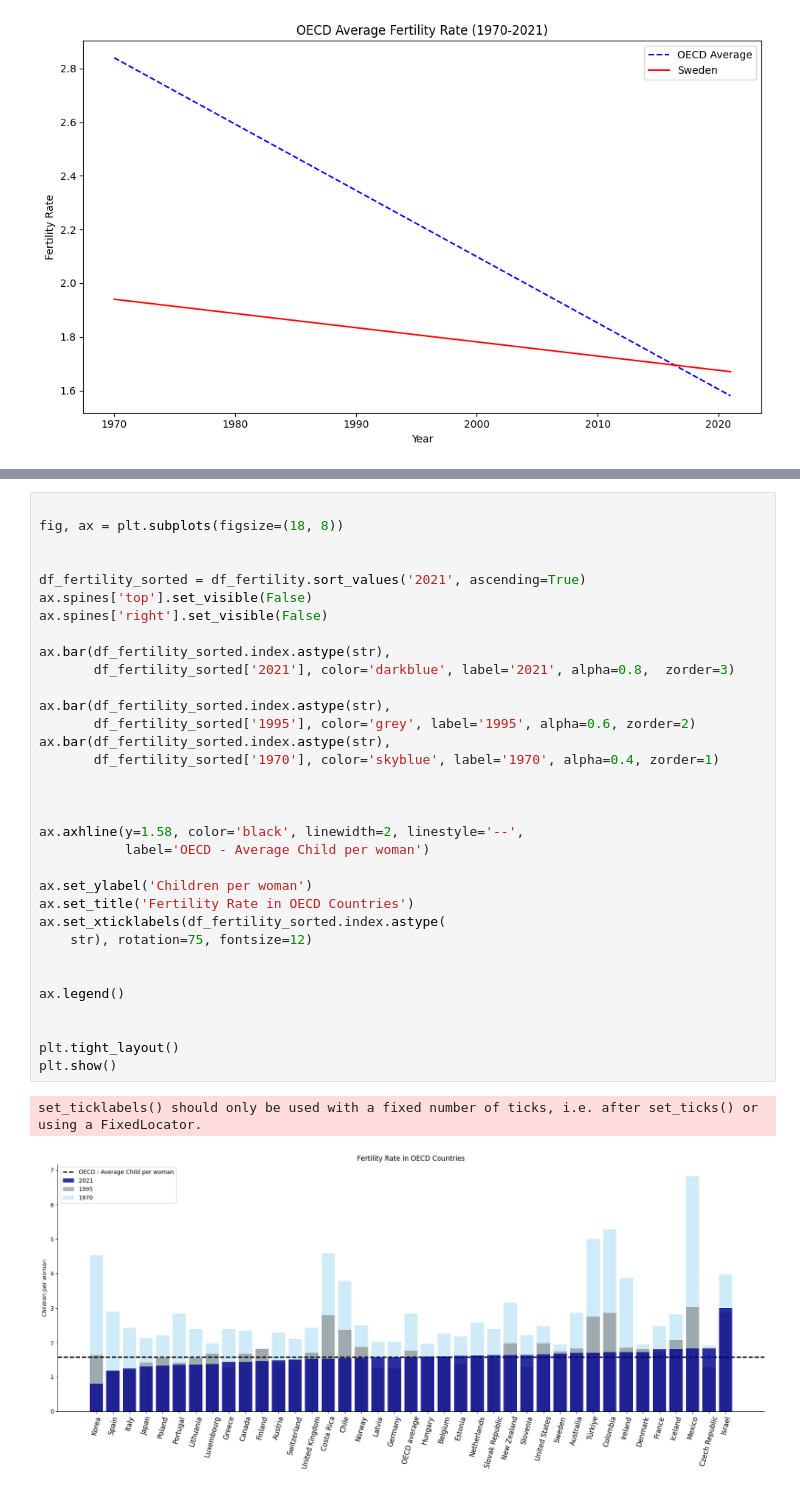
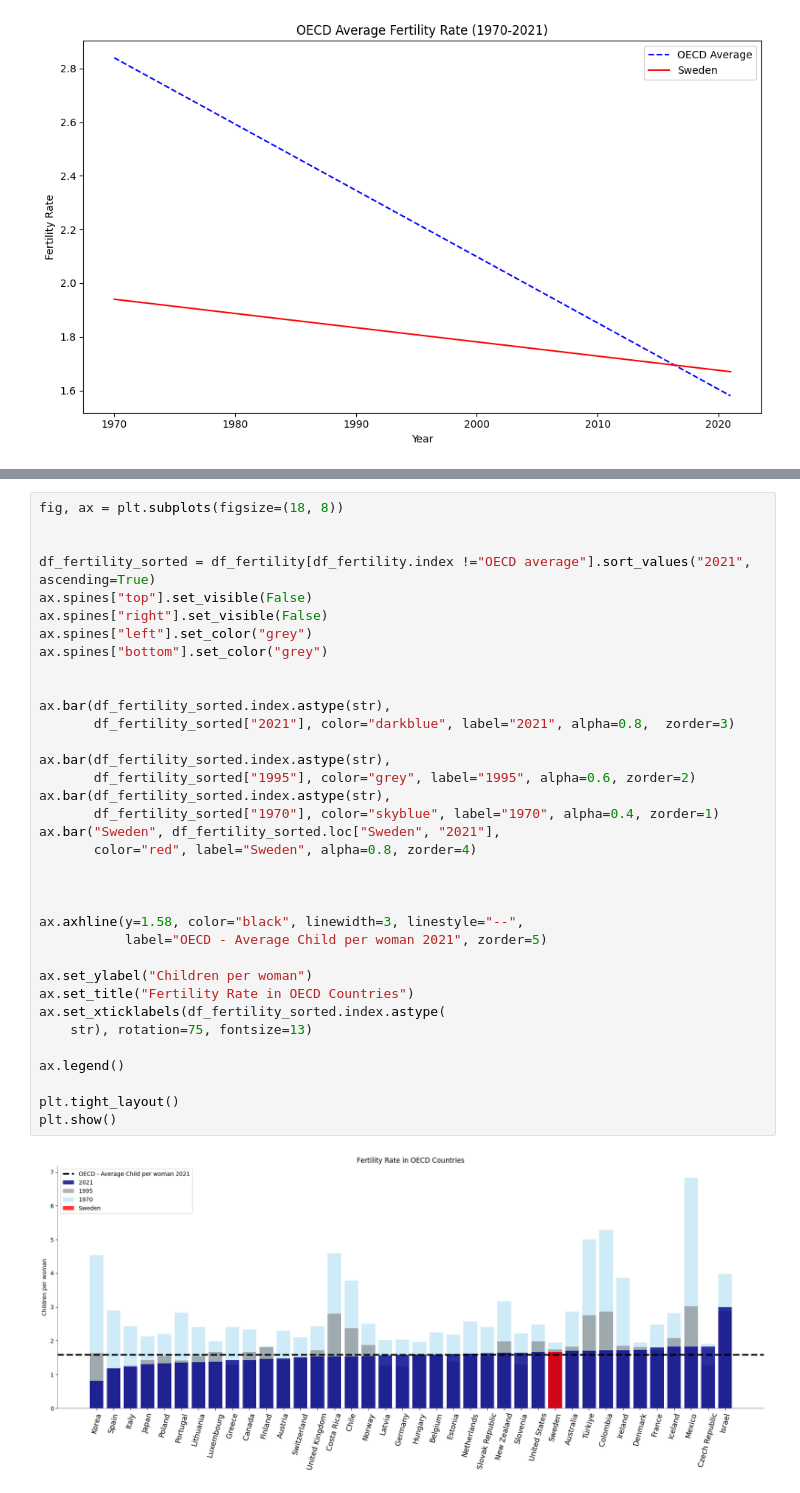
Before and after one commit to Lyceriuss/Python-Henrik-Pedersen-OPA2023, a Jupyter notebook: Lab2/Labb2_Project.ipynb, the cells around one changed output, grey strips where cells are left out. Cells and saved outputs as stored; diff of their text form.

```diff
--- a/Lab2/Labb2_Project.ipynb
+++ b/Lab2/Labb2_Project.ipynb
@@ -122,36 +129,37 @@ OECD average:
 # %%
-
 fig, ax = plt.subplots(figsize=(18, 8))
 
 
-df_fertility_sorted = df_fertility.sort_values('2021', ascending=True)
-ax.spines['top'].set_visible(False)
-ax.spines['right'].set_visible(False)
+df_fertility_sorted = df_fertility[df_fertility.index !="OECD average"].sort_values("2021", ascending=True)
+ax.spines["top"].set_visible(False)
+ax.spines["right"].set_visible(False)
+ax.spines["left"].set_color("grey")
+ax.spines["bottom"].set_color("grey")
+
 
 ax.bar(df_fertility_sorted.index.astype(str),
-       df_fertility_sorted['2021'], color='darkblue', label='2021', alpha=0.8,  zorder=3)
+       df_fertility_sorted["2021"], color="darkblue", label="2021", alpha=0.8,  zorder=3)
 
 ax.bar(df_fertility_sorted.index.astype(str),
-       df_fertility_sorted['1995'], color='grey', label='1995', alpha=0.6, zorder=2)
+       df_fertility_sorted["1995"], color="grey", label="1995", alpha=0.6, zorder=2)
 ax.bar(df_fertility_sorted.index.astype(str),
-       df_fertility_sorted['1970'], color='skyblue', label='1970', alpha=0.4, zorder=1)
+       df_fertility_sorted["1970"], color="skyblue", label="1970", alpha=0.4, zorder=1)
+ax.bar("Sweden", df_fertility_sorted.loc["Sweden", "2021"],
+       color="red", label="Sweden", alpha=0.8, zorder=4)
 
 
 
-ax.axhline(y=1.58, color='black', linewidth=2, linestyle='--',
-           label='OECD - Average Child per woman')
+ax.axhline(y=1.58, color="black", linewidth=3, linestyle="--",
+           label="OECD - Average Child per woman 2021", zorder=5)
 
-ax.set_ylabel('Children per woman')
-ax.set_title('Fertility Rate in OECD Countries')
+ax.set_ylabel("Children per woman")
+ax.set_title("Fertility Rate in OECD Countries")
 ax.set_xticklabels(df_fertility_sorted.index.astype(
-    str), rotation=75, fontsize=12)
-
+    str), rotation=75, fontsize=13)
 
 ax.legend()
 
-
 plt.tight_layout()
 plt.show()
 # %% [output]
-set_ticklabels() should only be used with a fixed number of ticks, i.e. after set_ticks() or using a FixedLocator.
-[figure, old version]
+[figure, new version]
```
Also changed, not shown: parts of 7 cells of this notebook, 3 other files.
